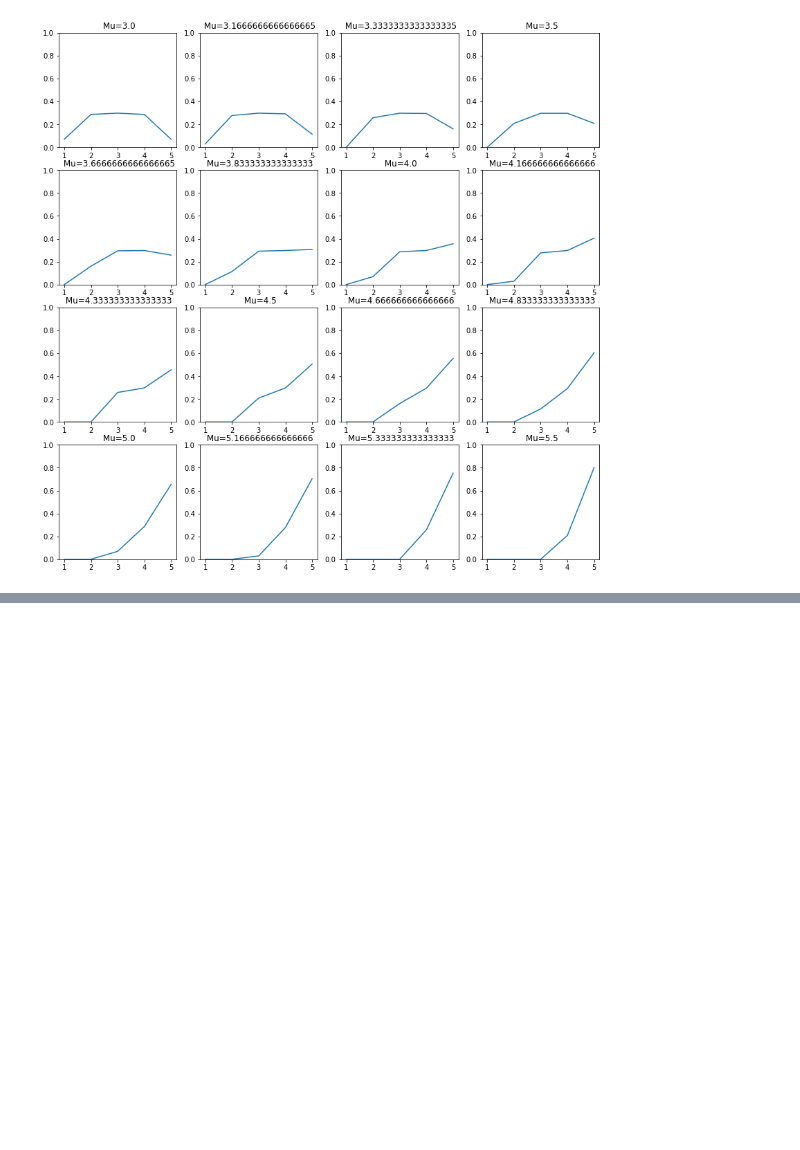
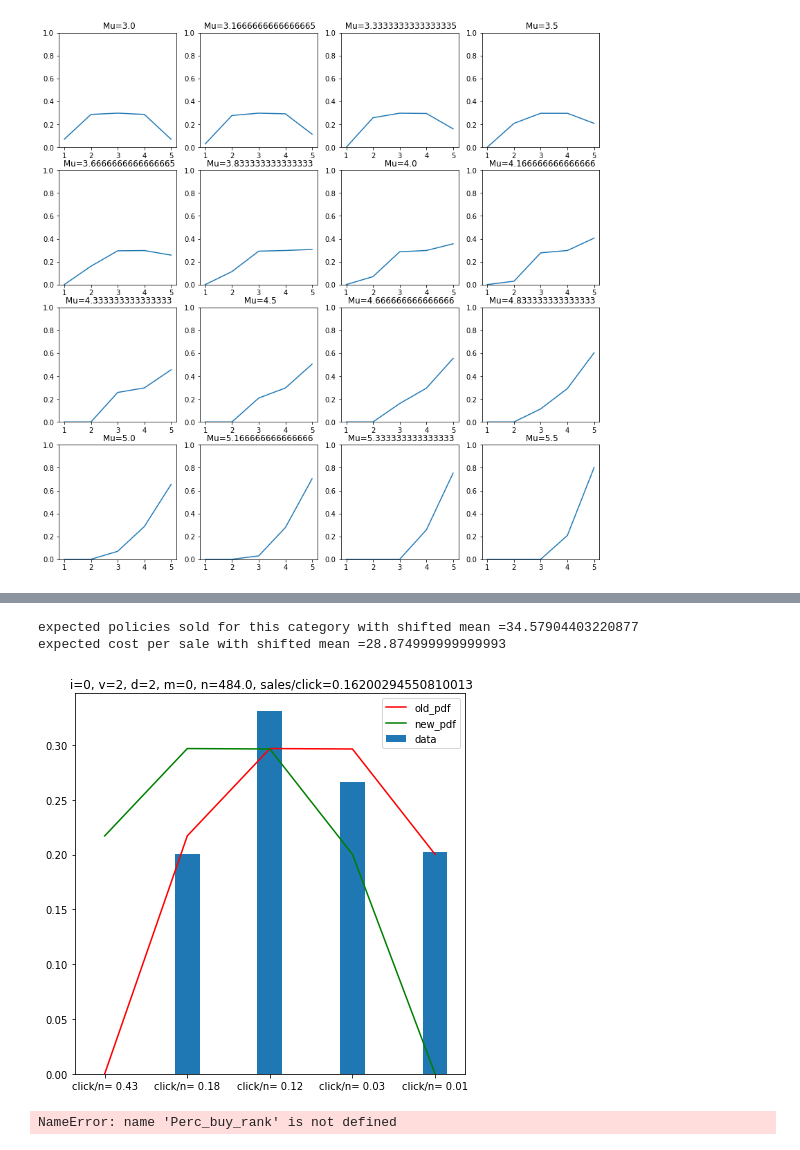
Before and after one commit to taranto8/Erdos_Final_Project, a Jupyter notebook: Graphing_and_predict_n_per_rank_from_centers.ipynb, the cells around one changed output, grey strips where cells are left out. Saved outputs shown, nothing was run; the diff lists cells and outputs as text; code cells hidden in the pictures; blank space fills up the shorter version.

```diff
--- a/Graphing_and_predict_n_per_rank_from_centers.ipynb
+++ b/Graphing_and_predict_n_per_rank_from_centers.ipynb
@@ -325,0 +473,10 @@ plt.show()
+# %%
+Tom.plot(5,Perc_by_rank)
+# %% [output]
+expected policies sold for this category with shifted mean =34.57904403220877
+expected cost per sale with shifted mean =28.874999999999993
+[figure, added]
+# %%
+Perc_buy_rank
+# %% [output]
+NameError: name 'Perc_buy_rank' is not defined
```
Also changed, not shown: parts of 9 cells of this notebook, 3 other files.
